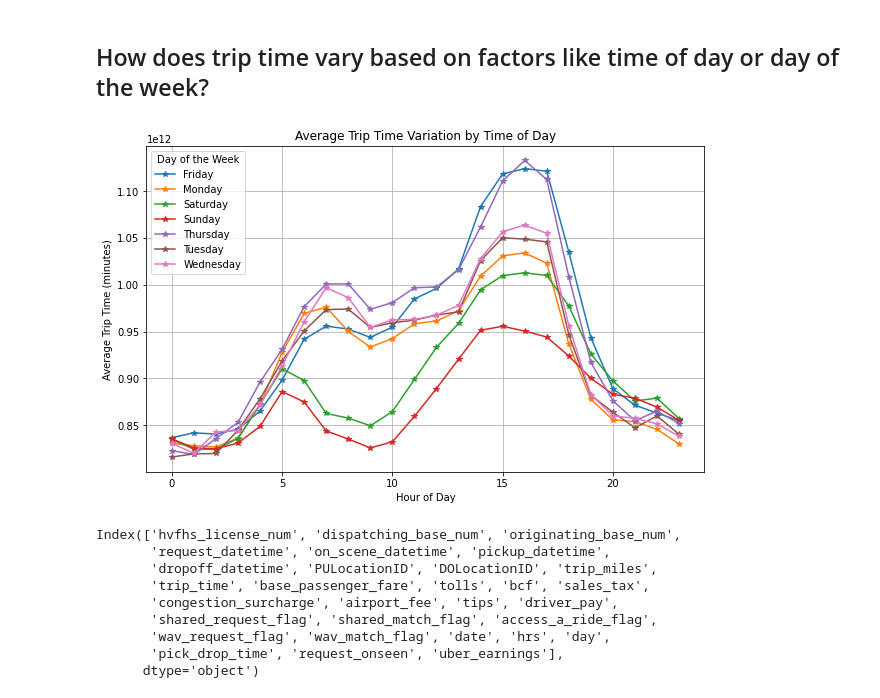
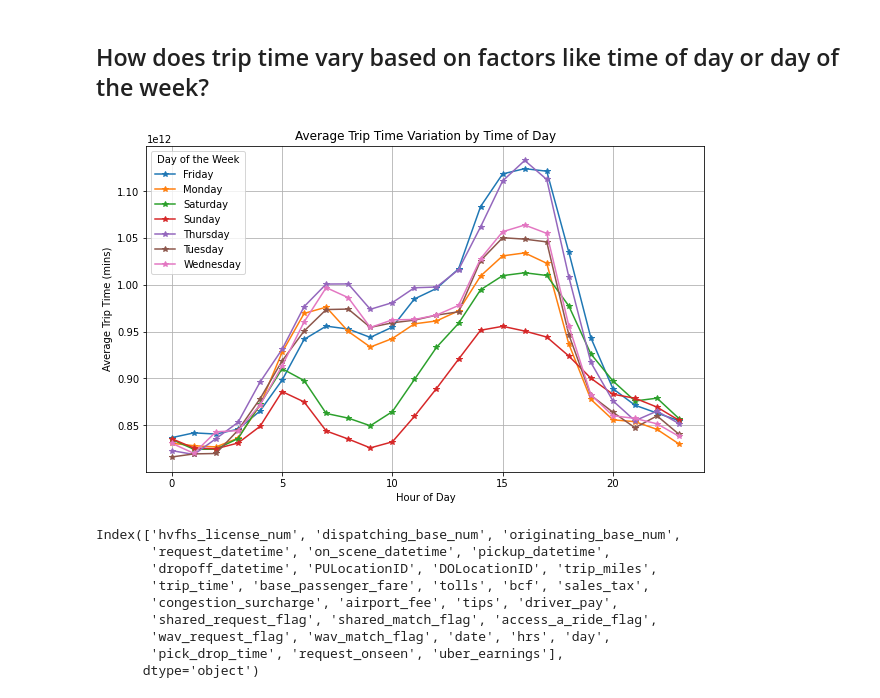
Before and after one commit to NAGSnag/DATA_ANALYSIS, a Jupyter notebook: NYC_RIDES_ANALYSIS.ipynb, the cells around one changed output. Cells and saved outputs as stored; diff of their text form; code cells hidden in the pictures.

```diff
--- a/NYC_RIDES_ANALYSIS.ipynb
+++ b/NYC_RIDES_ANALYSIS.ipynb
@@ -171,24 +177,24 @@ plt.show()
 # %% [markdown]
 ## How does trip time vary based on factors like time of day or day of the week?
 # %%
-grouped_data = uber.groupby(['day', 'hrs'])
-average_trip_time_series = grouped_data['pick_drop_time'].mean()
-average_trip_time = average_trip_time_series.reset_index()
-pivot_table = average_trip_time.pivot(index='hrs', columns='day', values='pick_drop_time')
+grouped_data=uber.groupby(['day', 'hrs'])
+average_trip_time_series=grouped_data['pick_drop_time'].mean()
+average_trip_time=average_trip_time_series.reset_index()
+pivot_table=average_trip_time.pivot(index='hrs',columns='day',values='pick_drop_time')
 
 plt.figure(figsize=(10,6))
 for day in average_trip_time['day'].unique():
-    day_data = average_trip_time[average_trip_time['day'] == day]
-    plt.plot(day_data['hrs'], day_data['pick_drop_time'], label=day,marker="*")
+    day_data=average_trip_time[average_trip_time['day']==day]
+    plt.plot(day_data['hrs'],day_data['pick_drop_time'],label=day,marker="*")
 
 plt.title('Average Trip Time Variation by Time of Day')
 plt.xlabel('Hour of Day')
-plt.ylabel('Average Trip Time (minutes)')
-plt.legend(title='Day of the Week', loc='upper left')
+plt.ylabel('Average Trip Time (mins)')
+plt.legend(title='Day of the Week',loc='upper left')
 plt.grid(True)
 plt.show()
 # %% [output]
-[figure, old version]
+[figure, new version]
 # %%
 uber.columns
 # %% [output]
```
Also changed, not shown: parts of 20 cells of this notebook.
